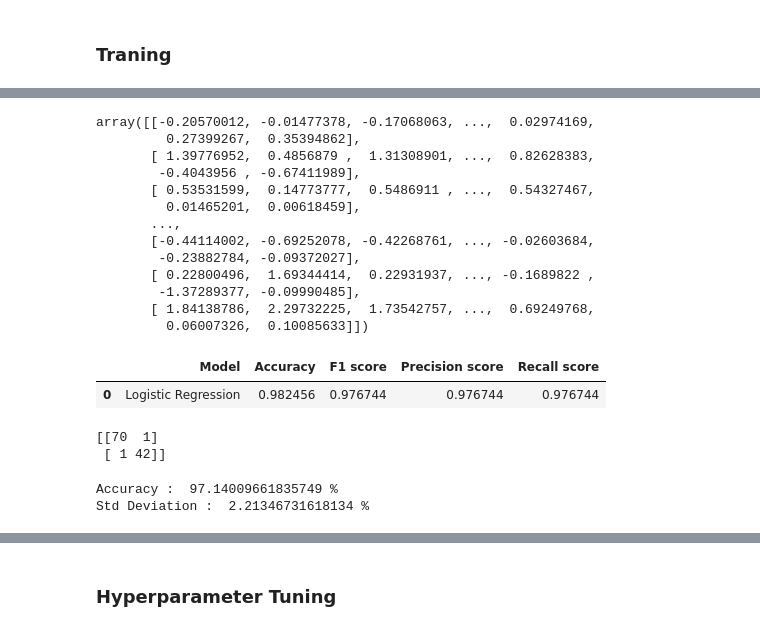
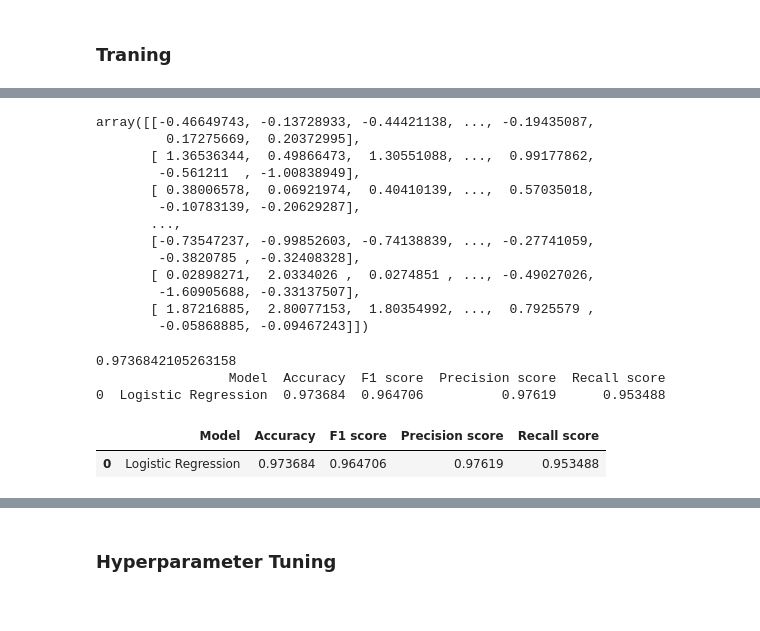
Before and after one commit to quangh33/schopenhauer, a Jupyter notebook: breast_cancer_wisconsin.ipynb, the cells around one changed output, grey strips where cells are left out. Saved outputs shown, nothing was run; the diff lists cells and outputs as text; code cells hidden in the pictures.

```diff
--- a/breast_cancer_wisconsin.ipynb
+++ b/breast_cancer_wisconsin.ipynb
@@ -199,56 +211,47 @@ X_test
+# %%
+from sklearn.metrics import accuracy_score,precision_score,f1_score,recall_score,confusion_matrix
+
+def metrics(X, CV_clf):
+    y_pred = CV_clf.predict(X)
+    acc = accuracy_score(y_true=y_test,y_pred=y_pred)
+    f1 = f1_score(y_true=y_test,y_pred=y_pred)
+    prec = precision_score(y_true=y_test,y_pred=y_pred)
+    rec = recall_score(y_true=y_test,y_pred=y_pred)
+    result = pd.DataFrame([["Logistic Regression",acc,f1,prec,rec]],columns=['Model','Accuracy','F1 score', 'Precision score','Recall score'])
+    print(result)
+    return result
 # %%
 from sklearn.preprocessing import StandardScaler, RobustScaler
 
-# scaler = StandardScaler()
-scaler = RobustScaler()
+scaler = StandardScaler()
+# scaler = RobustScaler()
 X_train_scaled = scaler.fit_transform(X_train)
 X_test_scaled = scaler.transform(X_test)
 
 X_test_scaled
 # %% [output]
-array([[-0.20570012, -0.01477378, -0.17068063, ...,  0.02974169,
-         0.27399267,  0.35394862],
-       [ 1.39776952,  0.4856879 ,  1.31308901, ...,  0.82628383,
-        -0.4043956 , -0.67411989],
-       [ 0.53531599,  0.14773777,  0.5486911 , ...,  0.54327467,
-         0.01465201,  0.00618459],
+array([[-0.46649743, -0.13728933, -0.44421138, ..., -0.19435087,
+         0.17275669,  0.20372995],
+       [ 1.36536344,  0.49866473,  1.30551088, ...,  0.99177862,
+        -0.561211  , -1.00838949],
+       [ 0.38006578,  0.06921974,  0.40410139, ...,  0.57035018,
+        -0.10783139, -0.20629287],
        ...,
-       [-0.44114002, -0.69252078, -0.42268761, ..., -0.02603684,
-        -0.23882784, -0.09372027],
-       [ 0.22800496,  1.69344414,  0.22931937, ..., -0.1689822 ,
-        -1.37289377, -0.09990485],
-       [ 1.84138786,  2.29732225,  1.73542757, ...,  0.69249768,
-         0.06007326,  0.10085633]])
+       [-0.73547237, -0.99852603, -0.74138839, ..., -0.27741059,
+        -0.3820785 , -0.32408328],
+       [ 0.02898271,  2.0334026 ,  0.0274851 , ..., -0.49027026,
+        -1.60905688, -0.33137507],
+       [ 1.87216885,  2.80077153,  1.80354992, ...,  0.7925579 ,
+        -0.05868885, -0.09467243]])
 # %%
 from sklearn.linear_model import LogisticRegression
 # %%
 LC = LogisticRegression(random_state=42, max_iter=100)
 LC.fit(X_train_scaled, y_train)
-y_pred = LC.predict(X_test_scaled)
+metrics(X_test_scaled, LC)
+# %% [output]
+0.9736842105263158
+                 Model  Accuracy  F1 score  Precision score  Recall score
+0  Logistic Regression  0.973684  0.964706          0.97619      0.953488
+|  | Model | Accuracy | F1 score | Precision score | Recall score |
+| 0 | Logistic Regression | 0.973684 | 0.964706 | 0.97619 | 0.953488 |
-# %%
-from sklearn.metrics import accuracy_score,precision_score,f1_score,recall_score,confusion_matrix
-acc = accuracy_score(y_true=y_test,y_pred=y_pred)
-f1 = f1_score(y_true=y_test,y_pred=y_pred)
-prec = precision_score(y_true=y_test,y_pred=y_pred)
-rec = recall_score(y_true=y_test,y_pred=y_pred)
-
-result = pd.DataFrame([["Logistic Regression",acc,f1,prec,rec]],columns=['Model','Accuracy','F1 score', 'Precision score','Recall score'])
-result
-# %% [output]
-|  | Model | Accuracy | F1 score | Precision score | Recall score |
-| 0 | Logistic Regression | 0.982456 | 0.976744 | 0.976744 | 0.976744 |
-# %%
-cm = confusion_matrix(y_true=y_test,y_pred=y_pred)
-print(cm)
-# %% [output]
-[[70  1]
- [ 1 42]]
-# %%
-from sklearn.model_selection import cross_val_score
-
-accuracies = cross_val_score(estimator=LC,X=X_train_scaled,y=y_train,cv=10)
-print("Accuracy : ",accuracies.mean()*100,'%')
-print("Std Deviation : ",accuracies.std()*100,'%')
-# %% [output]
-Accuracy :  97.14009661835749 %
-Std Deviation :  2.21346731618134 %
```
Also changed, not shown: parts of 37 cells of this notebook.
